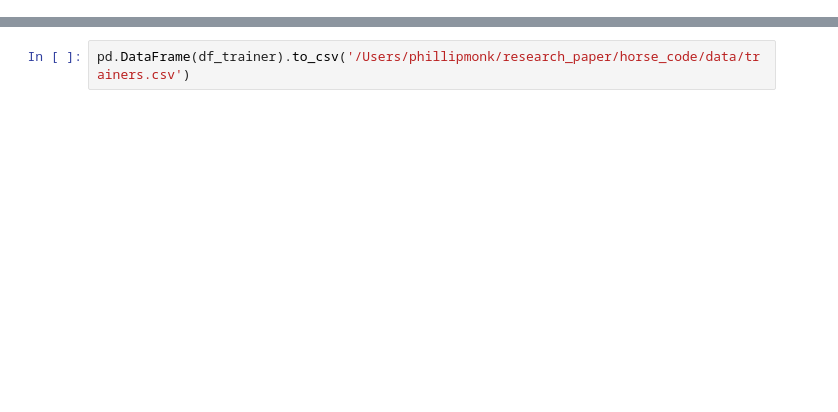
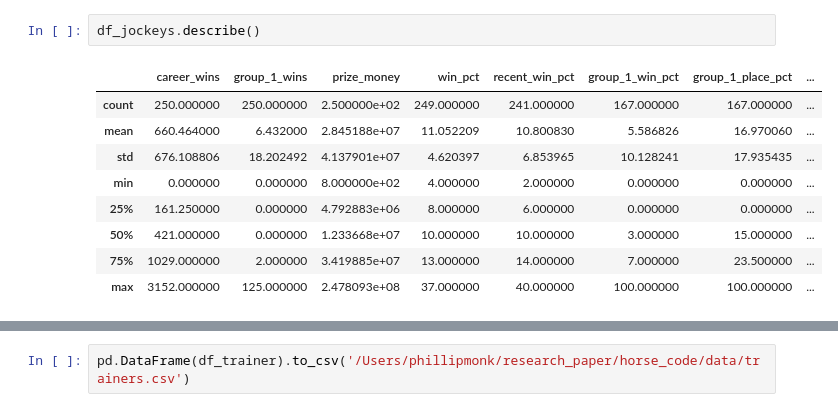
Before and after one commit to stripykitteh/horse_code, a Jupyter notebook: extract_jockeys_trainers.ipynb, the cells around one changed output, grey strips where cells are left out. Cells and saved outputs as stored; diff of their text form; blank space fills up the shorter version.

```diff
--- a/extract_jockeys_trainers.ipynb
+++ b/extract_jockeys_trainers.ipynb
@@ -66,0 +483,12 @@ array(['jarrod-fry', 'luke-nolen', 'luke-campbell', 'ben-melham',
+# %%
+df_jockeys.describe()
+# %% [output]
+|  | career_wins | group_1_wins | prize_money | win_pct | recent_win_pct | group_1_win_pct | group_1_place_pct | ... |
+| count | 250.000000 | 250.000000 | 2.500000e+02 | 249.000000 | 241.000000 | 167.000000 | 167.000000 | ... |
+| mean | 660.464000 | 6.432000 | 2.845188e+07 | 11.052209 | 10.800830 | 5.586826 | 16.970060 | ... |
+| std | 676.108806 | 18.202492 | 4.137901e+07 | 4.620397 | 6.853965 | 10.128241 | 17.935435 | ... |
+| min | 0.000000 | 0.000000 | 8.000000e+02 | 4.000000 | 2.000000 | 0.000000 | 0.000000 | ... |
+| 25% | 161.250000 | 0.000000 | 4.792883e+06 | 8.000000 | 6.000000 | 0.000000 | 0.000000 | ... |
+| 50% | 421.000000 | 0.000000 | 1.233668e+07 | 10.000000 | 10.000000 | 3.000000 | 15.000000 | ... |
+| 75% | 1029.000000 | 2.000000 | 3.419885e+07 | 13.000000 | 14.000000 | 7.000000 | 23.500000 | ... |
+| max | 3152.000000 | 125.000000 | 2.478093e+08 | 37.000000 | 40.000000 | 100.000000 | 100.000000 | ... |
```
Also changed, not shown: parts of 43 cells of this notebook, 49 other files.
